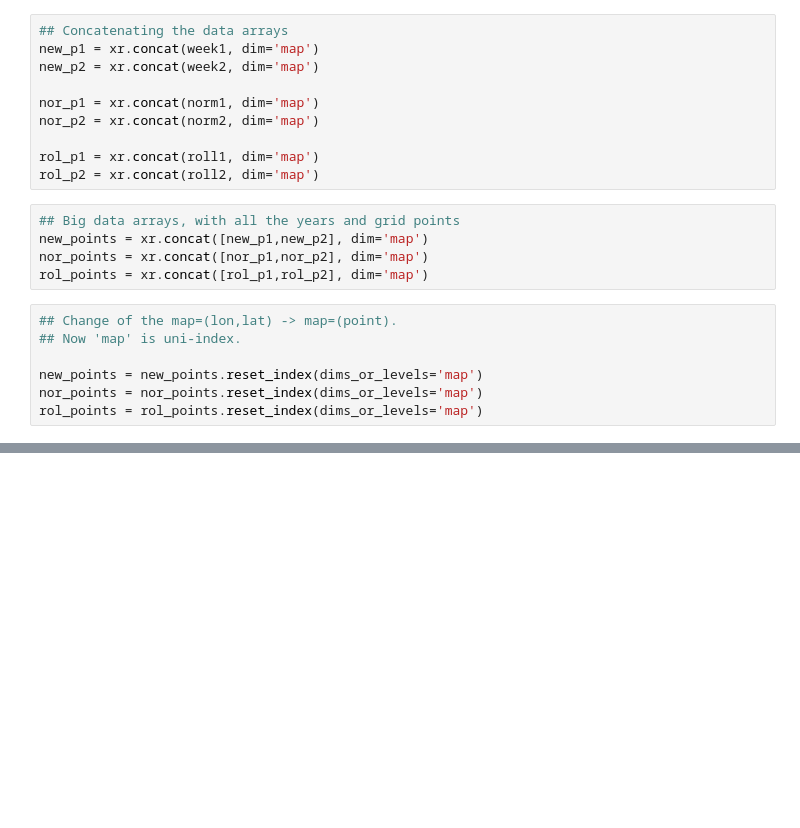
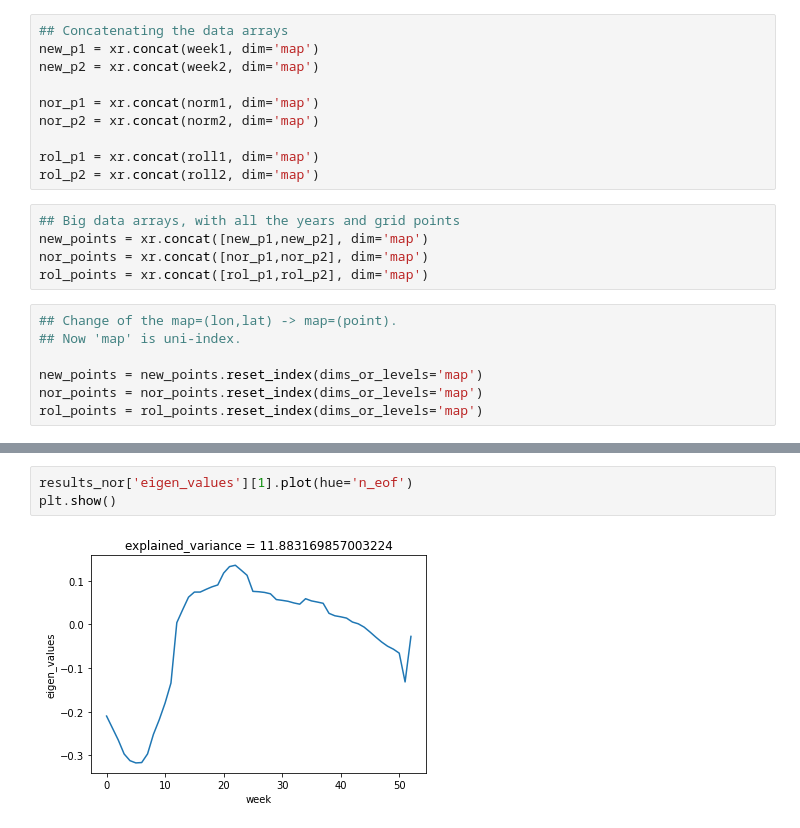
Before and after one commit to LilianG0/MLD-Project, a Jupyter notebook: Notebooks/PCA-2.ipynb, the cells around one changed output, grey strips where cells are left out. Drawn from its saved outputs; the diff is of its cells as text; blank space fills up the shorter version.

```diff
--- a/Notebooks/PCA-2.ipynb
+++ b/Notebooks/PCA-2.ipynb
@@ -448,0 +509,5 @@ print(eigenvalues.shape, reduced_data.shape, expl_variance.shape)
+# %%
+results_nor['eigen_values'][1].plot(hue='n_eof')
+plt.show()
+# %% [output]
+[figure, added]
```
Also changed, not shown: parts of 81 cells of this notebook.
